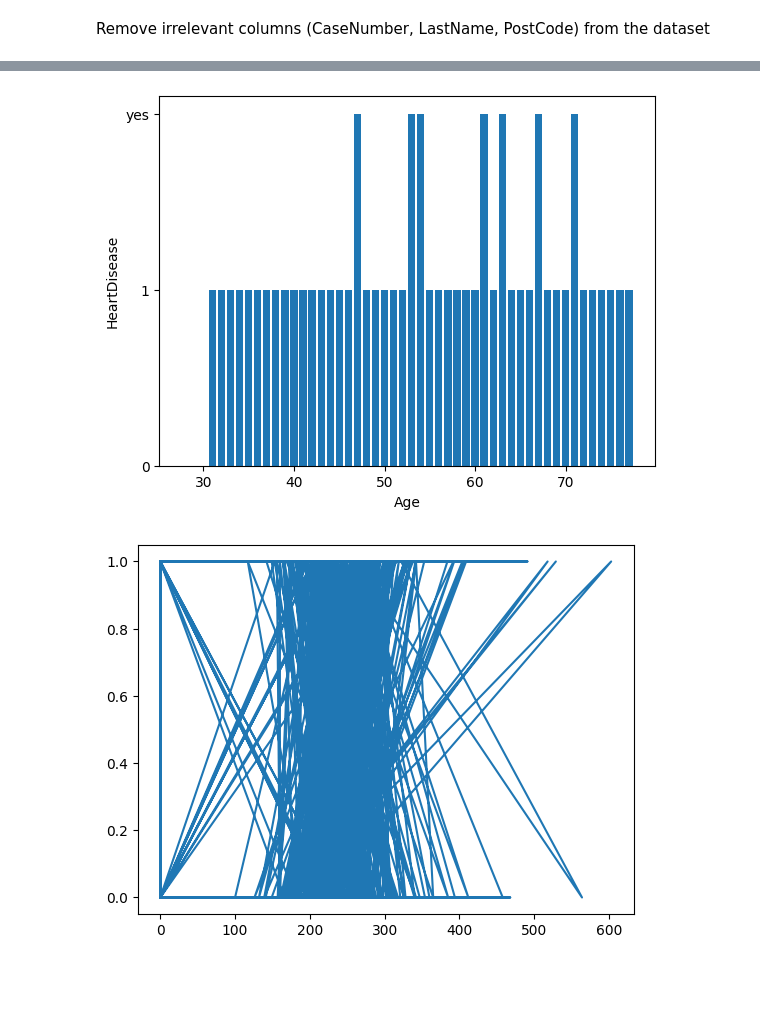
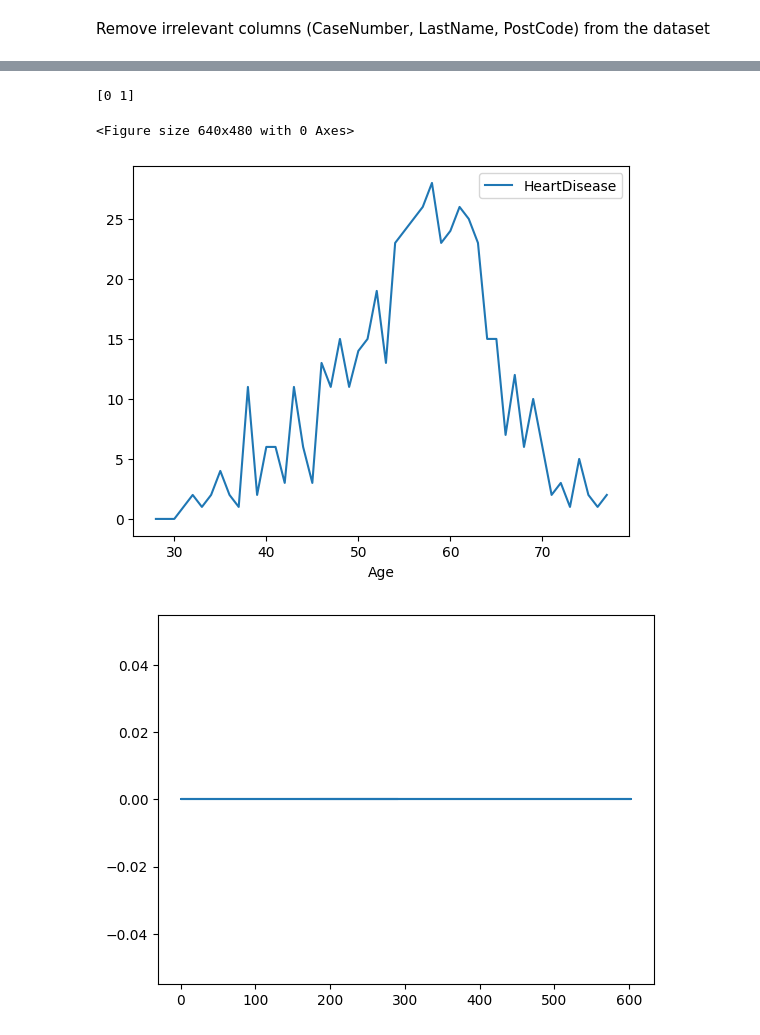
Before and after one commit to johnnybakker/HeartFailureCase, a Jupyter notebook: playground.ipynb, the cells around one changed output, grey strips where cells are left out. Drawn from its saved outputs; the diff is of its cells as text; code cells hidden in the pictures; blank space fills up the shorter version.

Commit message:
heartdisease age plot

```diff
--- a/playground.ipynb
+++ b/playground.ipynb
@@ -17,4 +13,4 @@ pandas.__version__
 # %%
-df = pandas.read_csv("data/data.csv")
-print(df.head(n=10))
+df = pd.read_csv("data/data.csv")
+df.head()
 # %% [output]
@@ -62,10 +36,18 @@ print(df.head(n=10))
+# %%
+# Replace values to numeric values so that they can be summed up later
+df["HeartDisease"] = df["HeartDisease"].str.replace("yes", "1")
+df["HeartDisease"] = df["HeartDisease"].str.replace("no", "0")
+df["HeartDisease"] = df["HeartDisease"].astype(int)
+print(df["HeartDisease"].unique())
+# %% [output]
+[0 1]
 # %%
-plt.bar(df["Age"], df["HeartDisease"])
-plt.xlabel("Age")
-plt.ylabel("HeartDisease")
+plt.figure()
+df[["Age", "HeartDisease"]].groupby("Age").agg("sum").reset_index().plot(x = "Age", y="HeartDisease", kind = "line")
 plt.show()
 # %% [output]
+<Figure size 640x480 with 0 Axes>
-[figure, old version]
+[figure, new version]
 # %%
 # cholestorol
 
@@ -73,4 +55,4 @@ hearthDiseaseTrue = df["HeartDisease"].eq('1')
 plt.plot(df["Cholesterol"], hearthDiseaseTrue)  # Plot the chart
 plt.show()  # display
 # %% [output]
-[figure, old version]
+[figure, new version]
```
Also changed, not shown: parts of 6 cells of this notebook.
